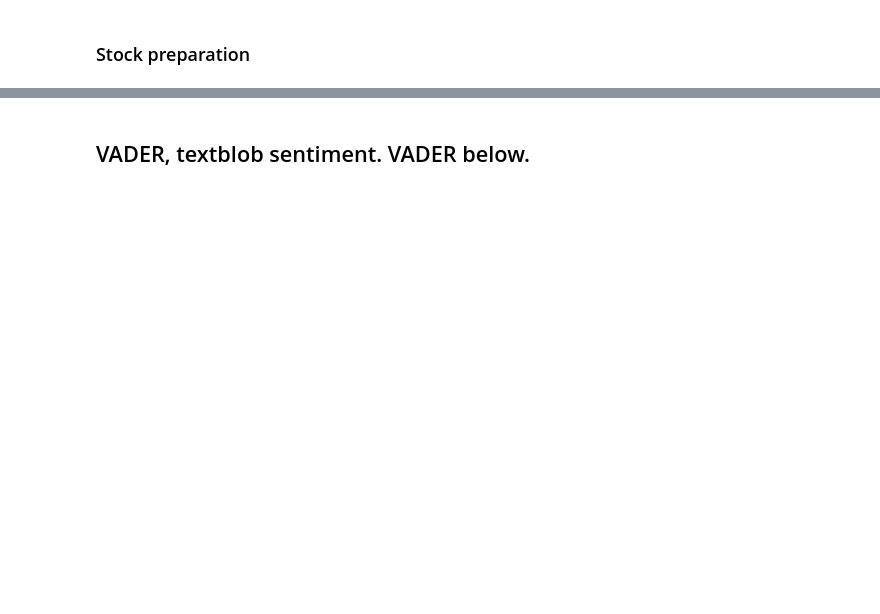
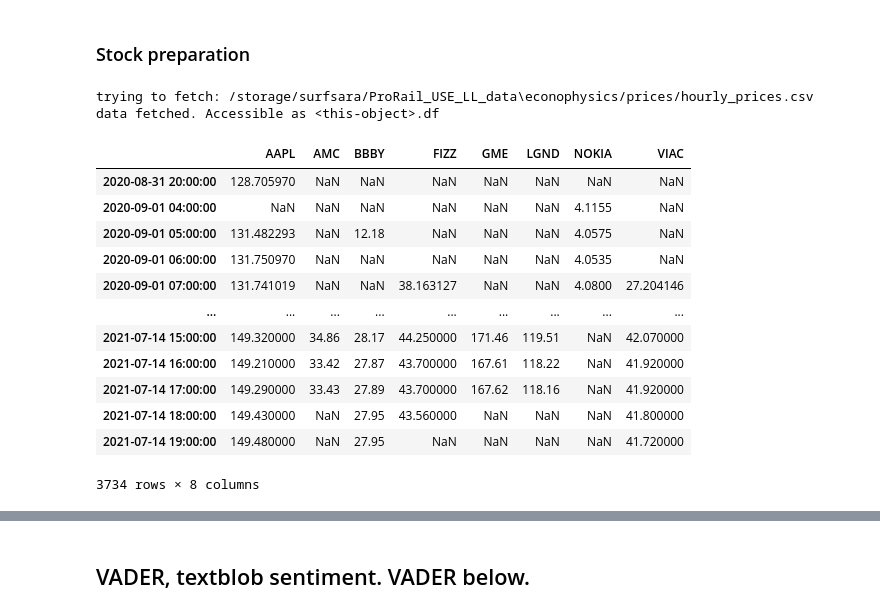
Before and after one commit to SaberQ19/socioPhysics_DiamondHands, a Jupyter notebook: StocksAndPosts.ipynb, the cells around one changed output, grey strips where cells are left out. Drawn from its saved outputs; the diff is of its cells as text; code cells hidden in the pictures; blank space fills up the shorter version.

```diff
--- a/StocksAndPosts.ipynb
+++ b/StocksAndPosts.ipynb
@@ -62,5 +131,25 @@ redditRollingAmount
 # %% [markdown]
 ### Stock preparation
+# %%
+dh.fetch_econophysics_data_from_path("econophysics/prices/hourly_prices.csv")
+df = dh.df
+df
+# %% [output]
+trying to fetch: /storage/surfsara/ProRail_USE_LL_data\econophysics/prices/hourly_prices.csv
+data fetched. Accessible as <this-object>.df
+|  | AAPL | AMC | BBBY | FIZZ | GME | LGND | NOKIA | VIAC |
+| 2020-08-31 20:00:00 | 128.705970 | NaN | NaN | NaN | NaN | NaN | NaN | NaN |
+| 2020-09-01 04:00:00 | NaN | NaN | NaN | NaN | NaN | NaN | 4.1155 | NaN |
+| 2020-09-01 05:00:00 | 131.482293 | NaN | 12.18 | NaN | NaN | NaN | 4.0575 | NaN |
+| 2020-09-01 06:00:00 | 131.750970 | NaN | NaN | NaN | NaN | NaN | 4.0535 | NaN |
+| 2020-09-01 07:00:00 | 131.741019 | NaN | NaN | 38.163127 | NaN | NaN | 4.0800 | 27.204146 |
+| ... | ... | ... | ... | ... | ... | ... | ... | ... |
+| 2021-07-14 15:00:00 | 149.320000 | 34.86 | 28.17 | 44.250000 | 171.46 | 119.51 | NaN | 42.070000 |
+| 2021-07-14 16:00:00 | 149.210000 | 33.42 | 27.87 | 43.700000 | 167.61 | 118.22 | NaN | 41.920000 |
+| 2021-07-14 17:00:00 | 149.290000 | 33.43 | 27.89 | 43.700000 | 167.62 | 118.16 | NaN | 41.920000 |
+| 2021-07-14 18:00:00 | 149.430000 | NaN | 27.95 | 43.560000 | NaN | NaN | NaN | 41.800000 |
+| 2021-07-14 19:00:00 | 149.480000 | NaN | 27.95 | NaN | NaN | NaN | NaN | 41.720000 |
+3734 rows × 8 columns
 # %%
 dh.fetch_econophysics_data_from_path("econophysics/prices/hourly_prices.csv")
 prices_hour = dh.df
```
Also changed, not shown: parts of 18 cells of this notebook.
